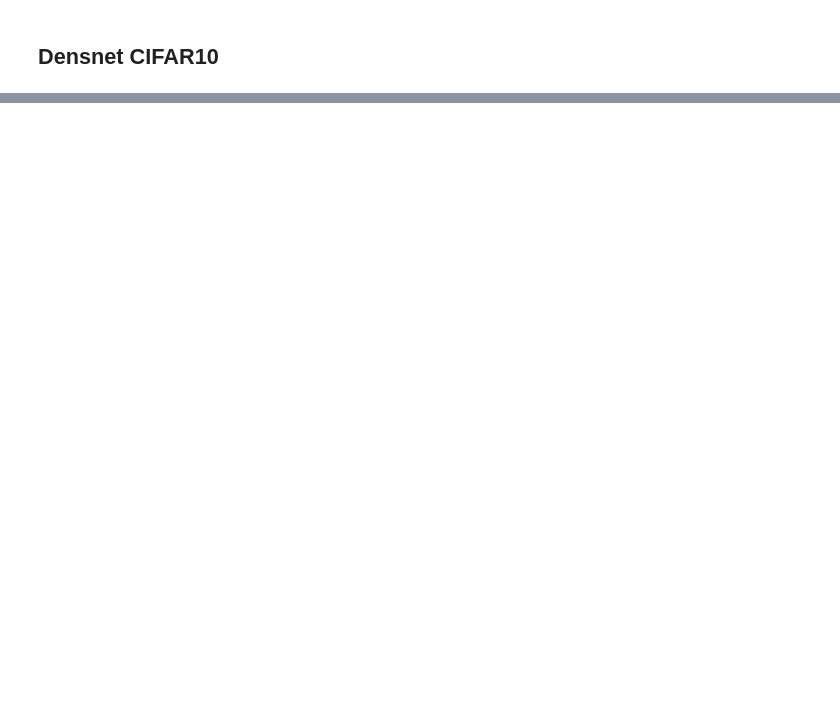
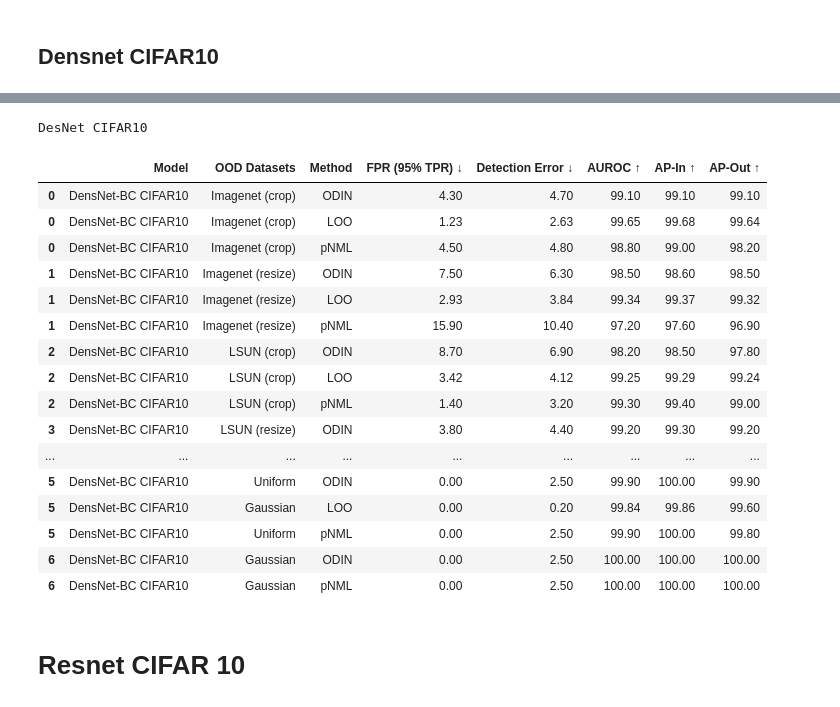
Before and after one commit to kobybibas/pnml_ood_detection, a Jupyter notebook: notebooks/embedding.ipynb, the cells around one changed output, grey strips where cells are left out. Saved outputs shown, nothing was run; the diff lists cells and outputs as text; code cells hidden in the pictures; blank space fills up the shorter version.

```diff
--- a/notebooks/embedding.ipynb
+++ b/notebooks/embedding.ipynb
@@ -99,2 +129,19 @@ result_cifar100
 # %% [markdown]
 ## Densnet CIFAR10
+# %%
+base_dir = osp.join('..', 'output', 'embeddings')
+pnml_datasets_densnet_cifar10 = {
+    'train_labels': 'cifar10_train_labels.npy',
+    'trainset':  'densenet_cifar10_cifar10_train_pnml.npy',
+    'testset': 'densenet_cifar10_cifar10_test_pnml.npy',
+    'Imagenet (crop)': 'densenet_cifar10_Imagenet_test_pnml.npy',
+    'Imagenet (resize)':    'densenet_cifar10_Imagenet_resize_test_pnml.npy',
+    'LSUN (crop)': 'densenet_cifar10_LSUN_test_pnml.npy',
+    'LSUN (resize)': 'densenet_cifar10_LSUN_resize_test_pnml.npy',
+    'iSUN': 'densenet_cifar10_iSUN_test_pnml.npy',
+    'Uniform': 'densenet_cifar10_Uniform_test_pnml.npy',
+    'Gaussian': 'densenet_cifar10_Gaussian_test_pnml.npy'
+}
+
+pnml_datasets_densnet_cifar10 = {key: osp.join(base_dir, value)
+                                 for key, value in pnml_datasets_densnet_cifar10.items()}
@@ -100,0 +171,8 @@ result_cifar100
+# %%
+# Optimize dim
+trainset_path = pnml_datasets_densnet_cifar10['trainset']
+train_labels_path = pnml_datasets_densnet_cifar10['train_labels']
+testset_ind_path = pnml_datasets_densnet_cifar10['testset']
+testset_ood_path = pnml_datasets_densnet_cifar10['iSUN']
+dim_max = optimize_dim(trainset_path, train_labels_path,
+                       testset_ind_path, testset_ood_path)
@@ -100,0 +186,7 @@ result_cifar100
+# %%
+regret_df_densnet_cifar10 = benchmark_pnml(
+    pnml_datasets_densnet_cifar10, dim=dim_max).round(1)
+regret_df_densnet_cifar10.insert(
+    0, 'Model', ['DensNet-BC CIFAR10'] * len(regret_df_densnet_cifar10))
+print('pNML DensNetCIFAR10')
+regret_df_densnet_cifar10
@@ -100,0 +210,29 @@ result_cifar100
+# %%
+result_densnet_cifar10 = pd.concat([
+    odin_df_densnet_cifar10,
+    lvo_df_densnet_cifar10,
+    regret_df_densnet_cifar10
+]).sort_index(kind='merge')
+print('DesNet CIFAR10')
+result_densnet_cifar10
+# %% [output]
+DesNet CIFAR10
+|  | Model | OOD Datasets | Method | FPR (95% TPR) ↓ | Detection Error ↓ | AUROC ↑ | AP-In ↑ | AP-Out ↑ |
+| 0 | DensNet-BC CIFAR10 | Imagenet (crop) | ODIN | 4.30 | 4.70 | 99.10 | 99.10 | 99.10 |
+| 0 | DensNet-BC CIFAR10 | Imagenet (crop) | LOO | 1.23 | 2.63 | 99.65 | 99.68 | 99.64 |
+| 0 | DensNet-BC CIFAR10 | Imagenet (crop) | pNML | 4.50 | 4.80 | 98.80 | 99.00 | 98.20 |
+| 1 | DensNet-BC CIFAR10 | Imagenet (resize) | ODIN | 7.50 | 6.30 | 98.50 | 98.60 | 98.50 |
+| 1 | DensNet-BC CIFAR10 | Imagenet (resize) | LOO | 2.93 | 3.84 | 99.34 | 99.37 | 99.32 |
+| 1 | DensNet-BC CIFAR10 | Imagenet (resize) | pNML | 15.90 | 10.40 | 97.20 | 97.60 | 96.90 |
+| 2 | DensNet-BC CIFAR10 | LSUN (crop) | ODIN | 8.70 | 6.90 | 98.20 | 98.50 | 97.80 |
+| 2 | DensNet-BC CIFAR10 | LSUN (crop) | LOO | 3.42 | 4.12 | 99.25 | 99.29 | 99.24 |
+| 2 | DensNet-BC CIFAR10 | LSUN (crop) | pNML | 1.40 | 3.20 | 99.30 | 99.40 | 99.00 |
+| 3 | DensNet-BC CIFAR10 | LSUN (resize) | ODIN | 3.80 | 4.40 | 99.20 | 99.30 | 99.20 |
+| ... | ... | ... | ... | ... | ... | ... | ... | ... |
+| 5 | DensNet-BC CIFAR10 | Uniform | ODIN | 0.00 | 2.50 | 99.90 | 100.00 | 99.90 |
+| 5 | DensNet-BC CIFAR10 | Gaussian | LOO | 0.00 | 0.20 | 99.84 | 99.86 | 99.60 |
+| 5 | DensNet-BC CIFAR10 | Uniform | pNML | 0.00 | 2.50 | 99.90 | 100.00 | 99.80 |
+| 6 | DensNet-BC CIFAR10 | Gaussian | ODIN | 0.00 | 2.50 | 100.00 | 100.00 | 100.00 |
+| 6 | DensNet-BC CIFAR10 | Gaussian | pNML | 0.00 | 2.50 | 100.00 | 100.00 | 100.00 |
+# %% [markdown]
+# Resnet CIFAR 10
```
Also changed, not shown: parts of 29 cells of this notebook, 15 other files.
